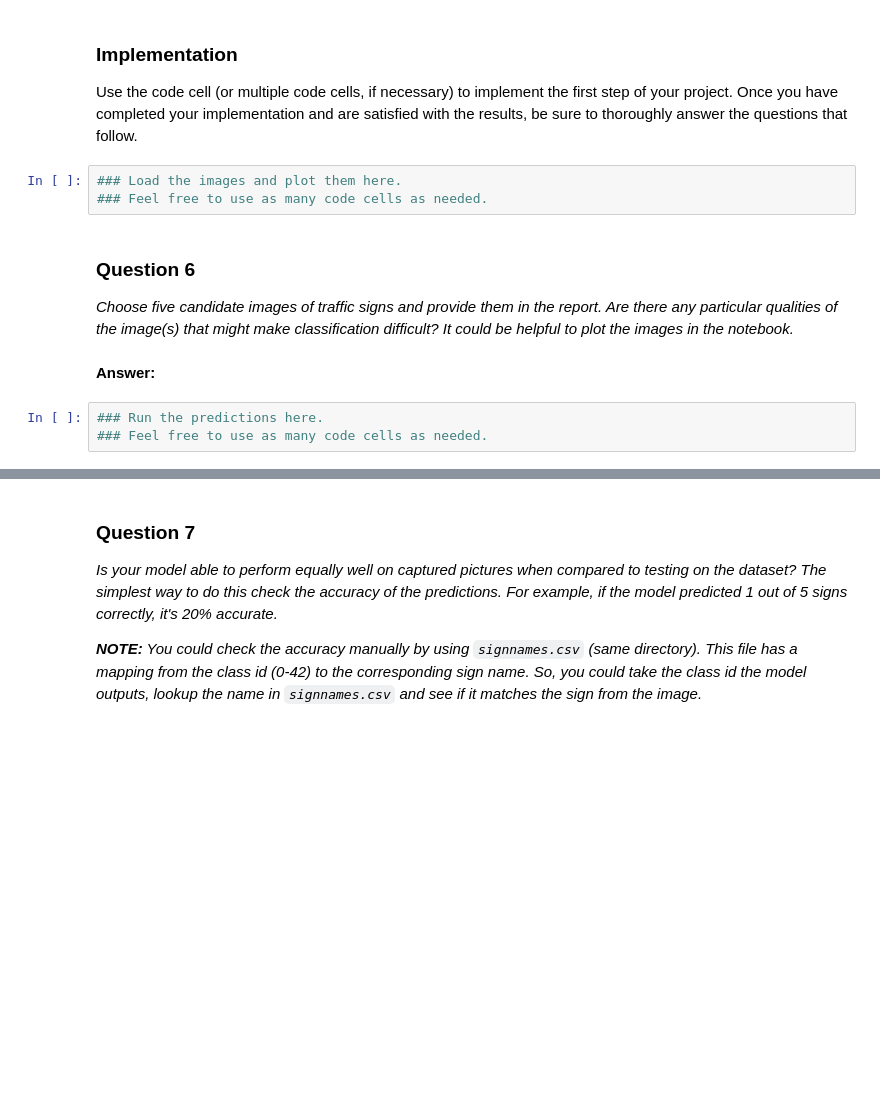
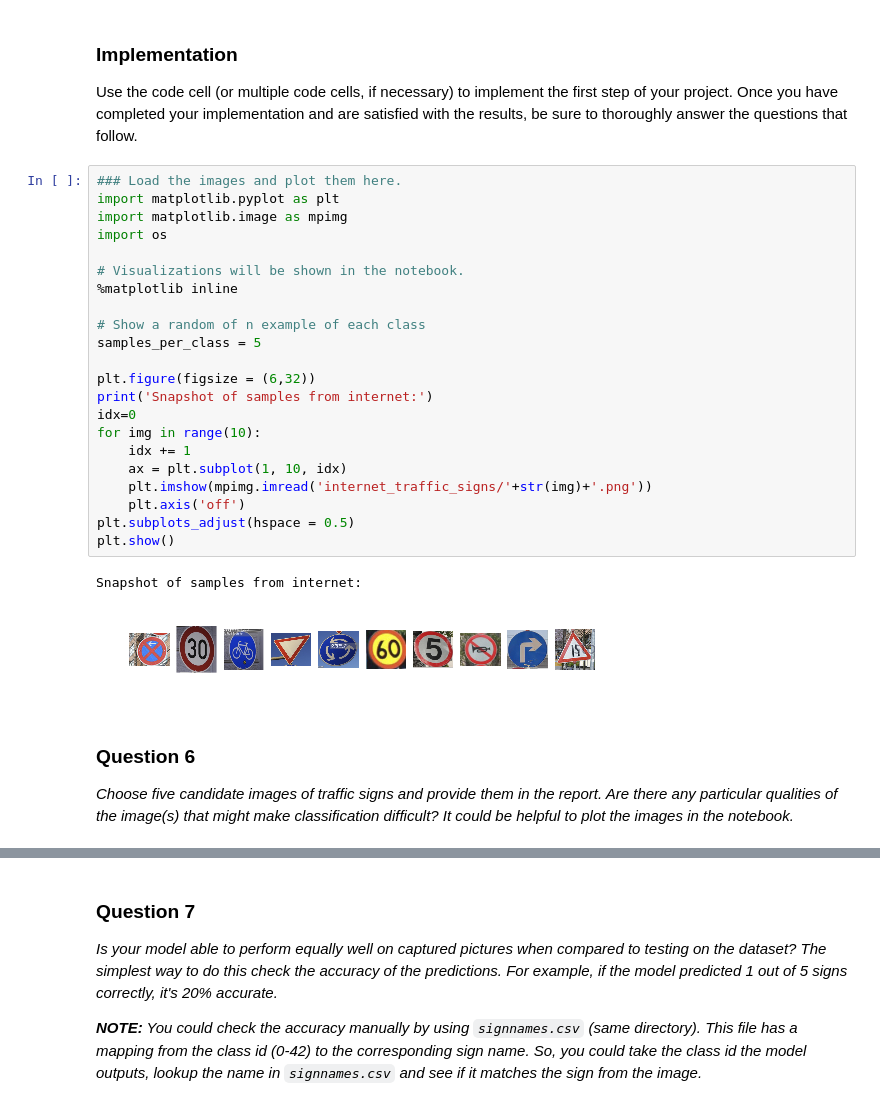
Before and after one commit to jinchenglee/CarND-Traffic-Sign-Classifier-Project, a Jupyter notebook: Traffic_Sign_Classifier.ipynb, the cells around one changed output, grey strips where cells are left out. Cells and saved outputs as stored; diff of their text form; blank space fills up the shorter version.

```diff
--- a/Traffic_Sign_Classifier.ipynb
+++ b/Traffic_Sign_Classifier.ipynb
@@ -777,15 +771,32 @@ You may find `signnames.csv` useful as it contains mappings from the class id (i
 ### Implementation
 
 Use the code cell (or multiple code cells, if necessary) to implement the first step of your project. Once you have completed your implementation and are satisfied with the results, be sure to thoroughly answer the questions that follow.
-# %%
-### Load the images and plot them here.
-### Feel free to use as many code cells as needed.
+# %%
+### Load the images and plot them here.
+import matplotlib.pyplot as plt
+import matplotlib.image as mpimg
+import os
+
+# Visualizations will be shown in the notebook.
+%matplotlib inline
+
+# Show a random of n example of each class
+samples_per_class = 5
+
+plt.figure(figsize = (6,32))
+print('Snapshot of samples from internet:')
+idx=0
+for img in range(10):
+    idx += 1
+    ax = plt.subplot(1, 10, idx)
+    plt.imshow(mpimg.imread('internet_traffic_signs/'+str(img)+'.png'))
+    plt.axis('off')
+plt.subplots_adjust(hspace = 0.5)
+plt.show()
+# %% [output]
+Snapshot of samples from internet:
+[figure, added]
 # %% [markdown]
 ### Question 6
 
 _Choose five candidate images of traffic signs and provide them in the report. Are there any particular qualities of the image(s) that might make classification difficult? It could be helpful to plot the images in the notebook._
-# %% [markdown]
-**Answer:**
-# %%
-### Run the predictions here.
-### Feel free to use as many code cells as needed.
```
Also changed, not shown: parts of 30 cells of this notebook, 1 other file.
